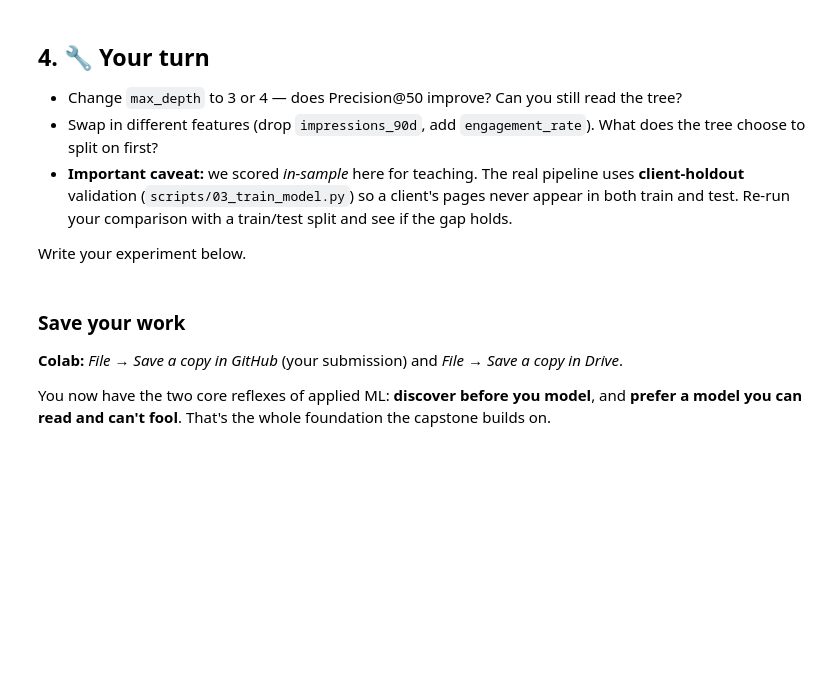
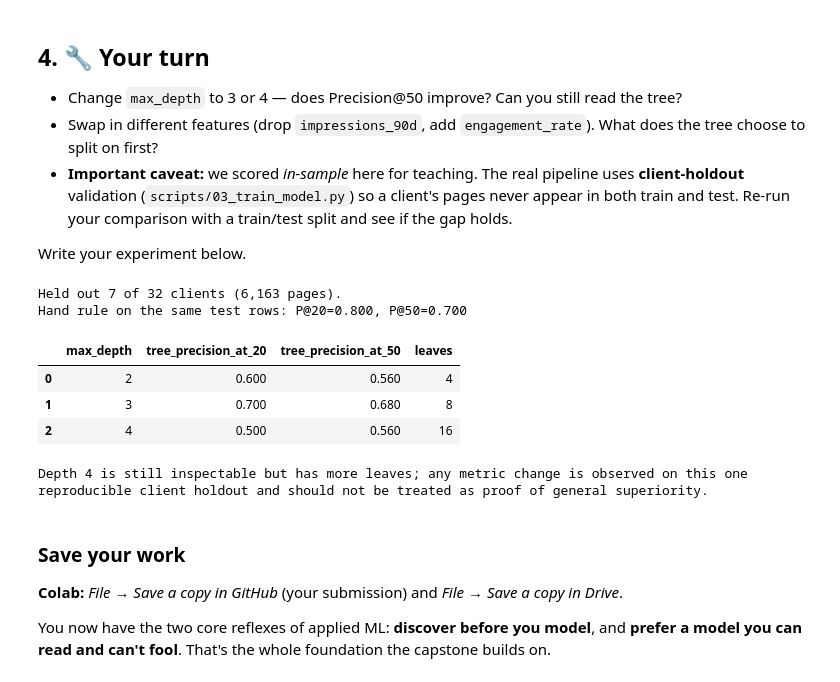
Before and after one commit to Hisham-Walid/flyrank-ml-internship, a Jupyter notebook: notebooks/02_your_first_readable_model.ipynb, the cells around one changed output. Drawn from its saved outputs; the diff is of its cells as text; code cells hidden in the pictures; blank space fills up the shorter version.

```diff
--- a/notebooks/02_your_first_readable_model.ipynb
+++ b/notebooks/02_your_first_readable_model.ipynb
@@ -101,7 +144,48 @@ That's also why the starter data ships **only observable signals** — the produ
 
 Write your experiment below.
 # %%
-# Your experiment here
+# Honest extension: compare tree depths on clients the model never saw during training.
+from sklearn.model_selection import GroupShuffleSplit
+
+splitter = GroupShuffleSplit(n_splits=1, test_size=0.20, random_state=42)
+train_idx, test_idx = next(splitter.split(X, y, groups=df["client_id"]))
+X_train, X_test = X.iloc[train_idx], X.iloc[test_idx]
+y_train, y_test = y[train_idx], y[test_idx]
+
+train_clients = set(df.iloc[train_idx]["client_id"])
+test_clients = set(df.iloc[test_idx]["client_id"])
+assert train_clients.isdisjoint(test_clients)
+
+rows = []
+hand_test_score = df.iloc[test_idx]["hand_rule_score"].to_numpy()
+for depth in (2, 3, 4):
+    candidate = DecisionTreeClassifier(
+        max_depth=depth, class_weight="balanced", random_state=42
+    ).fit(X_train, y_train)
+    candidate_score = candidate.predict_proba(X_test)[:, 1]
+    rows.append({
+        "max_depth": depth,
+        "tree_precision_at_20": precision_at_k(candidate_score, y_test, 20),
+        "tree_precision_at_50": precision_at_k(candidate_score, y_test, 50),
+        "leaves": candidate.get_n_leaves(),
+    })
+
+comparison = pd.DataFrame(rows)
+print(f"Held out {len(test_clients)} of {df['client_id'].nunique()} clients ({len(test_idx):,} pages).")
+print(f"Hand rule on the same test rows: P@20={precision_at_k(hand_test_score, y_test, 20):.3f}, "
+      f"P@50={precision_at_k(hand_test_score, y_test, 50):.3f}")
+display(comparison.style.format({"tree_precision_at_20": "{:.3f}", "tree_precision_at_50": "{:.3f}"}))
+print("Depth 4 is still inspectable but has more leaves; any metric change is observed on this one")
+print("reproducible client holdout and should not be treated as proof of general superiority.")
+# %% [output]
+Held out 7 of 32 clients (6,163 pages).
+Hand rule on the same test rows: P@20=0.800, P@50=0.700
+|  | max_depth | tree_precision_at_20 | tree_precision_at_50 | leaves |
+| 0 | 2 | 0.600 | 0.560 | 4 |
+| 1 | 3 | 0.700 | 0.680 | 8 |
+| 2 | 4 | 0.500 | 0.560 | 16 |
+Depth 4 is still inspectable but has more leaves; any metric change is observed on this one
+reproducible client holdout and should not be treated as proof of general superiority.
 # %% [markdown]
 ### Save your work
 **Colab:** *File → Save a copy in GitHub* (your submission) and *File → Save a copy in Drive*.
```
Also changed, not shown: parts of 6 cells of this notebook, 1 other file.
